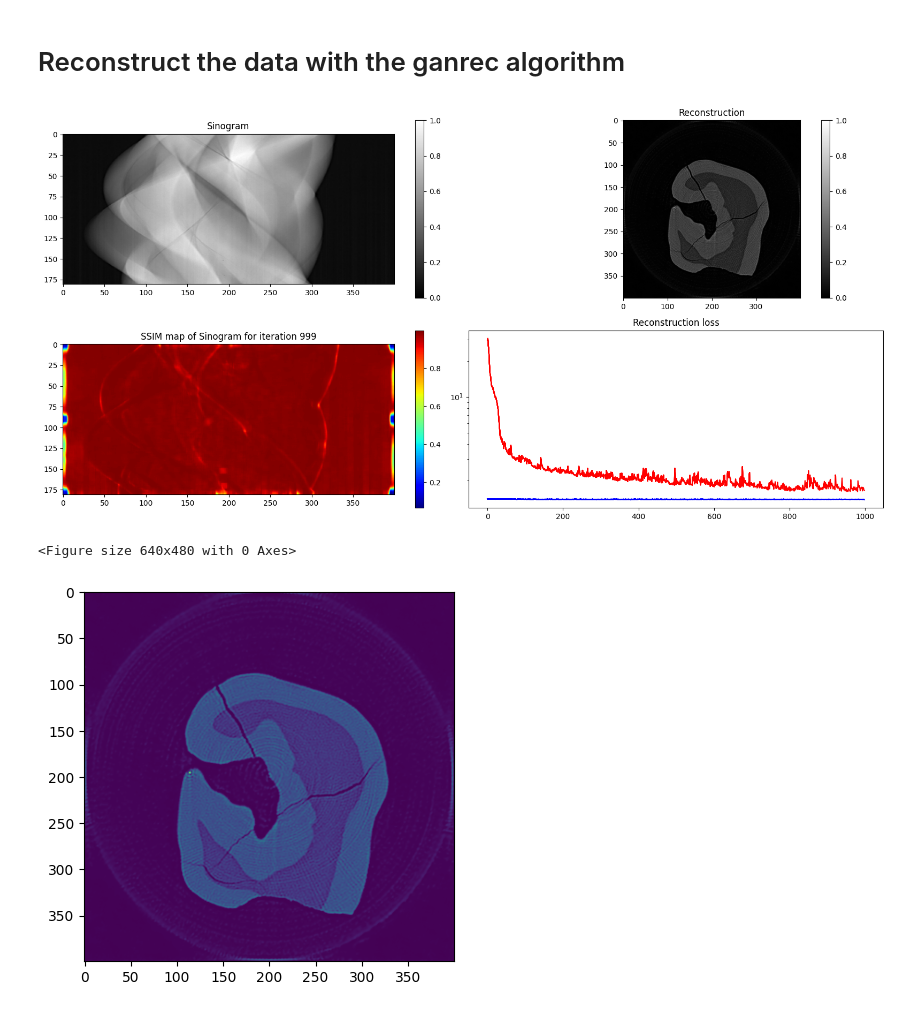
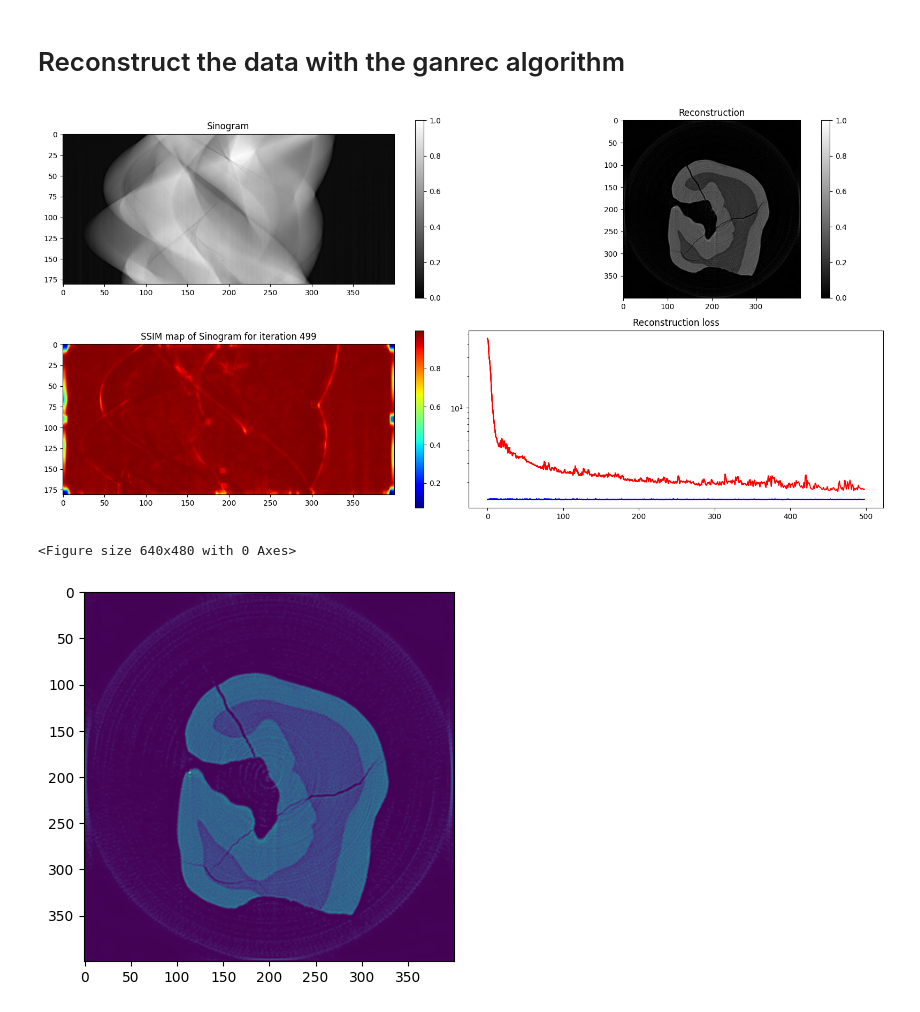
Before and after one commit to XYangXRay/ganrec, a Jupyter notebook: examples/tomography_tf.ipynb, the cells around one changed output. Drawn from its saved outputs; the diff is of its cells as text; code cells hidden in the pictures.

```diff
--- a/examples/tomography_tf.ipynb
+++ b/examples/tomography_tf.ipynb
@@ -22,13 +22,13 @@ prj = nor_tomo(prj)
 # %% [markdown]
 # Reconstruct the data with the ganrec algorithm
 # %%
-rec = GANtomo(prj, ang, iter_num=1000, recon_monitor=True).recon()
+rec = GANtomo(prj, ang, iter_num=500, recon_monitor=True).recon()
 # rec = engine.recon(prj)
 plt.imshow(rec)
 plt.show()
 tifffile.imwrite('./test_results/recon_tooth.tiff', rec)
 # %% [output]
-[figure, old version]
+[figure, new version]
 <Figure size 640x480 with 0 Axes>
 [figure]
 # %%
```
Also changed, not shown: parts of 2 cells of this notebook, 3 other files.
